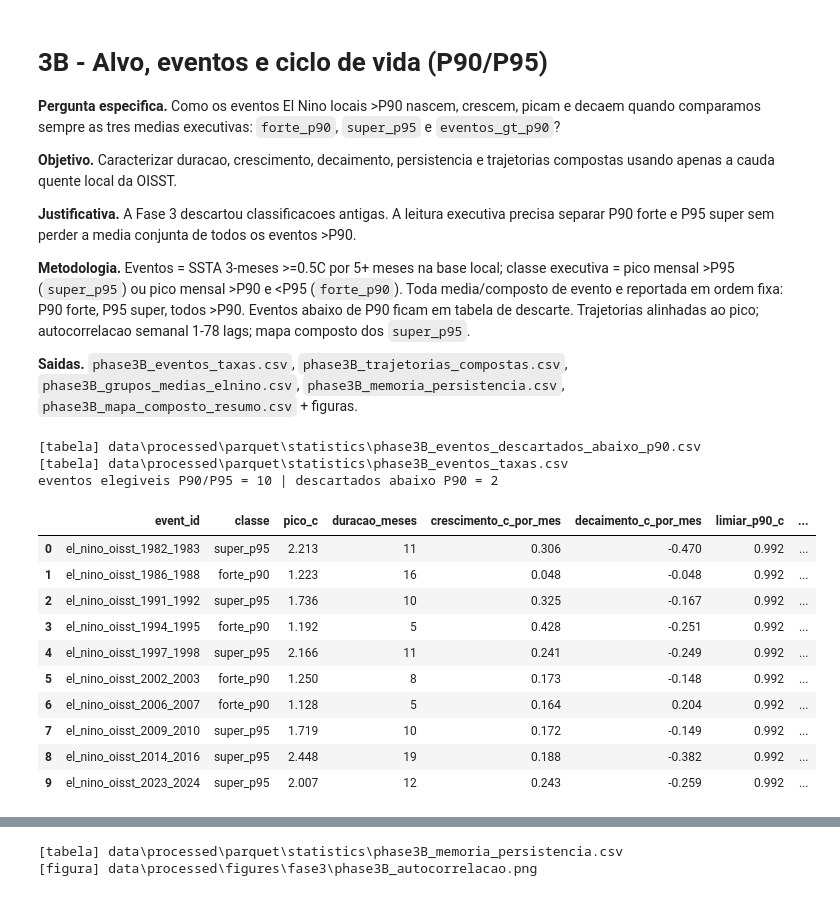
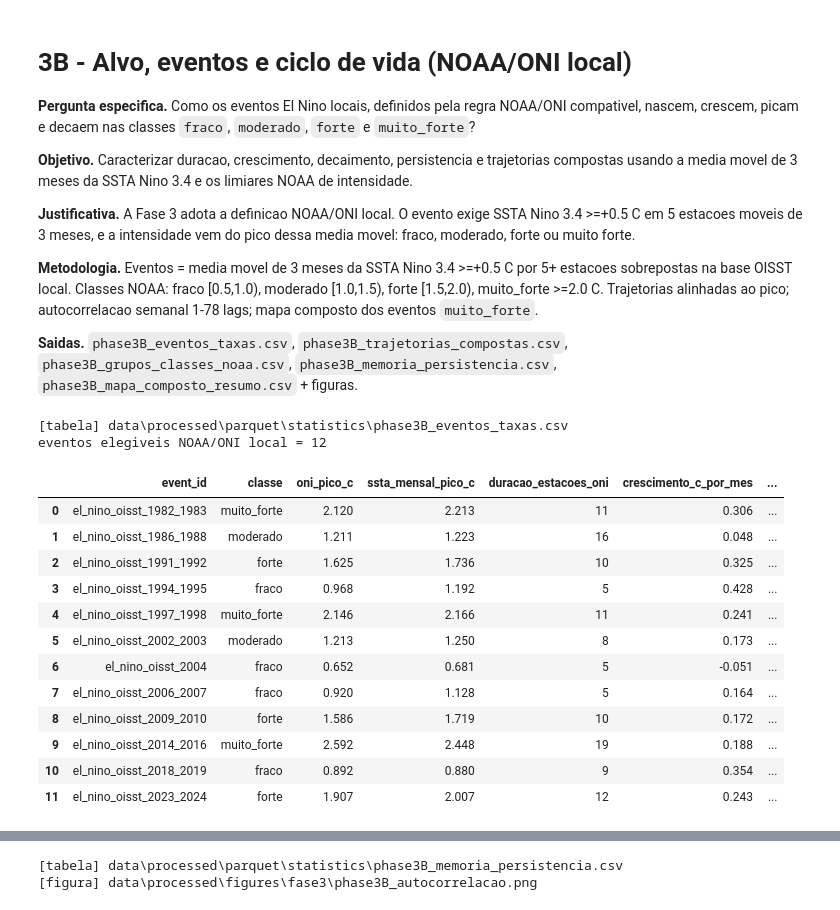
Before and after one commit to thiago-vilar/Nino26, a Jupyter notebook: notebooks/fase3/3B_alvo_eventos_ciclo_vida.ipynb, the cells around one changed output, grey strips where cells are left out. Drawn from its saved outputs; the diff is of its cells as text; code cells hidden in the pictures.

```diff
--- a/notebooks/fase3/3B_alvo_eventos_ciclo_vida.ipynb
+++ b/notebooks/fase3/3B_alvo_eventos_ciclo_vida.ipynb
@@ -1,49 +1,47 @@
 # %% [markdown]
-# 3B - Alvo, eventos e ciclo de vida (P90/P95)
+# 3B - Alvo, eventos e ciclo de vida (NOAA/ONI local)
 
-**Pergunta especifica.** Como os eventos El Nino locais >P90 nascem, crescem, picam e decaem quando comparamos sempre as tres medias executivas: `forte_p90`, `super_p95` e `eventos_gt_p90`?
+**Pergunta especifica.** Como os eventos El Nino locais, definidos pela regra NOAA/ONI compativel, nascem, crescem, picam e decaem nas classes `fraco`, `moderado`, `forte` e `muito_forte`?
 
-**Objetivo.** Caracterizar duracao, crescimento, decaimento, persistencia e trajetorias compostas usando apenas a cauda quente local da OISST.
+**Objetivo.** Caracterizar duracao, crescimento, decaimento, persistencia e trajetorias compostas usando a media movel de 3 meses da SSTA Nino 3.4 e os limiares NOAA de intensidade.
 
-**Justificativa.** A Fase 3 descartou classificacoes antigas. A leitura executiva precisa separar P90 forte e P95 super sem perder a media conjunta de todos os eventos >P90.
+**Justificativa.** A Fase 3 adota a definicao NOAA/ONI local. O evento exige SSTA Nino 3.4 >=+0.5 C em 5 estacoes moveis de 3 meses, e a intensidade vem do pico dessa media movel: fraco, moderado, forte ou muito forte.
 
-**Metodologia.** Eventos = SSTA 3-meses >=0.5C por 5+ meses na base local; classe executiva = pico mensal >P95 (`super_p95`) ou pico mensal >P90 e <P95 (`forte_p90`). Toda media/composto de evento e reportada em ordem fixa: P90 forte, P95 super, todos >P90. Eventos abaixo de P90 ficam em tabela de descarte. Trajetorias alinhadas ao pico; autocorrelacao semanal 1-78 lags; mapa composto dos `super_p95`.
+**Metodologia.** Eventos = media movel de 3 meses da SSTA Nino 3.4 >=+0.5 C por 5+ estacoes sobrepostas na base OISST local. Classes NOAA: fraco [0.5,1.0), moderado [1.0,1.5), forte [1.5,2.0), muito_forte >=2.0 C. Trajetorias alinhadas ao pico; autocorrelacao semanal 1-78 lags; mapa composto dos eventos `muito_forte`.
 
-**Saidas.** `phase3B_eventos_taxas.csv`, `phase3B_trajetorias_compostas.csv`, `phase3B_grupos_medias_elnino.csv`, `phase3B_memoria_persistencia.csv`, `phase3B_mapa_composto_resumo.csv` + figuras.
+**Saidas.** `phase3B_eventos_taxas.csv`, `phase3B_trajetorias_compostas.csv`, `phase3B_grupos_classes_noaa.csv`, `phase3B_memoria_persistencia.csv`, `phase3B_mapa_composto_resumo.csv` + figuras.
 # %%
 import sys; sys.path.insert(0,'.')
 import numpy as np, pandas as pd, matplotlib.pyplot as plt, xarray as xr
 import fase3_utils as u
 weekly=pd.read_csv(u.FEAT/'phase3_indices_semanais.csv',parse_dates=['week_ending_sunday']).set_index('week_ending_sunday')
-ev_all=u.add_p90_p95_classification(u.load_events())
-ev=ev_all.query('elegivel_p90_p95').copy()
-desc=ev_all.query('not elegivel_p90_p95').copy()
-u.save_table(desc[['event_id','peak_time','peak_monthly_ssta_c','classe_p90_p95','limiar_p90_c','limiar_p95_c']], 'phase3B_eventos_descartados_abaixo_p90.csv', index=False)
+ev=u.events_noaa().copy()
 ssta=weekly['nino34_ssta']
 rows=[]
 for _,e in ev.iterrows():
     don=(e.peak_time-e.event_start).days/30.44; doff=(e.event_end-e.peak_time).days/30.44
     s0,sp,s1=ssta.asof(e.event_start),ssta.asof(e.peak_time),ssta.asof(e.event_end)
-    rows.append({'event_id':e.event_id,'classe':e.classe_p90_p95,'pico_c':round(e.peak_monthly_ssta_c,3),'duracao_meses':e.duration_months,
+    rows.append({'event_id':e.event_id,'classe':e.classe_noaa,'oni_pico_c':round(e.peak_oni_local_c if 'peak_oni_local_c' in e else e.peak_ssta_c,3),'ssta_mensal_pico_c':round(e.peak_monthly_ssta_c,3),'duracao_estacoes_oni':e.duration_oni_seasons if 'duration_oni_seasons' in e else e.duration_months,
      'crescimento_c_por_mes':round((sp-s0)/max(don,1e-9),3),'decaimento_c_por_mes':round((s1-sp)/max(doff,1e-9),3),
-     'limiar_p90_c':round(e.limiar_p90_c,3),'limiar_p95_c':round(e.limiar_p95_c,3)})
+     'limiar_evento_oni_c':0.5,'criterio_temporal':'5+ estacoes moveis de 3 meses'})
 taxas=pd.DataFrame(rows); u.save_table(taxas,'phase3B_eventos_taxas.csv',index=False)
-print('eventos elegiveis P90/P95 =',len(ev),'| descartados abaixo P90 =',len(desc)); taxas
+print('eventos elegiveis NOAA/ONI local =',len(ev)); taxas
 # %% [output]
-[tabela] data\processed\parquet\statistics\phase3B_eventos_descartados_abaixo_p90.csv
 [tabela] data\processed\parquet\statistics\phase3B_eventos_taxas.csv
-eventos elegiveis P90/P95 = 10 | descartados abaixo P90 = 2
+eventos elegiveis NOAA/ONI local = 12
-|  | event_id | classe | pico_c | duracao_meses | crescimento_c_por_mes | decaimento_c_por_mes | limiar_p90_c | ... |
-| 0 | el_nino_oisst_1982_1983 | super_p95 | 2.213 | 11 | 0.306 | -0.470 | 0.992 | ... |
-| 1 | el_nino_oisst_1986_1988 | forte_p90 | 1.223 | 16 | 0.048 | -0.048 | 0.992 | ... |
-| 2 | el_nino_oisst_1991_1992 | super_p95 | 1.736 | 10 | 0.325 | -0.167 | 0.992 | ... |
-| 3 | el_nino_oisst_1994_1995 | forte_p90 | 1.192 | 5 | 0.428 | -0.251 | 0.992 | ... |
-| 4 | el_nino_oisst_1997_1998 | super_p95 | 2.166 | 11 | 0.241 | -0.249 | 0.992 | ... |
-| 5 | el_nino_oisst_2002_2003 | forte_p90 | 1.250 | 8 | 0.173 | -0.148 | 0.992 | ... |
-| 6 | el_nino_oisst_2006_2007 | forte_p90 | 1.128 | 5 | 0.164 | 0.204 | 0.992 | ... |
-| 7 | el_nino_oisst_2009_2010 | super_p95 | 1.719 | 10 | 0.172 | -0.149 | 0.992 | ... |
-| 8 | el_nino_oisst_2014_2016 | super_p95 | 2.448 | 19 | 0.188 | -0.382 | 0.992 | ... |
-| 9 | el_nino_oisst_2023_2024 | super_p95 | 2.007 | 12 | 0.243 | -0.259 | 0.992 | ... |
+|  | event_id | classe | oni_pico_c | ssta_mensal_pico_c | duracao_estacoes_oni | crescimento_c_por_mes | ... |
+| 0 | el_nino_oisst_1982_1983 | muito_forte | 2.120 | 2.213 | 11 | 0.306 | ... |
+| 1 | el_nino_oisst_1986_1988 | moderado | 1.211 | 1.223 | 16 | 0.048 | ... |
+| 2 | el_nino_oisst_1991_1992 | forte | 1.625 | 1.736 | 10 | 0.325 | ... |
+| 3 | el_nino_oisst_1994_1995 | fraco | 0.968 | 1.192 | 5 | 0.428 | ... |
+| 4 | el_nino_oisst_1997_1998 | muito_forte | 2.146 | 2.166 | 11 | 0.241 | ... |
+| 5 | el_nino_oisst_2002_2003 | moderado | 1.213 | 1.250 | 8 | 0.173 | ... |
+| 6 | el_nino_oisst_2004 | fraco | 0.652 | 0.681 | 5 | -0.051 | ... |
+| 7 | el_nino_oisst_2006_2007 | fraco | 0.920 | 1.128 | 5 | 0.164 | ... |
+| 8 | el_nino_oisst_2009_2010 | forte | 1.586 | 1.719 | 10 | 0.172 | ... |
+| 9 | el_nino_oisst_2014_2016 | muito_forte | 2.592 | 2.448 | 19 | 0.188 | ... |
+| 10 | el_nino_oisst_2018_2019 | fraco | 0.892 | 0.880 | 9 | 0.354 | ... |
+| 11 | el_nino_oisst_2023_2024 | forte | 1.907 | 2.007 | 12 | 0.243 | ... |
 # %%
 lags=list(range(-52,53))
 groups=u.elnino_mean_groups(ev)
```
Also changed, not shown: parts of 3 cells of this notebook, 30 other files.
